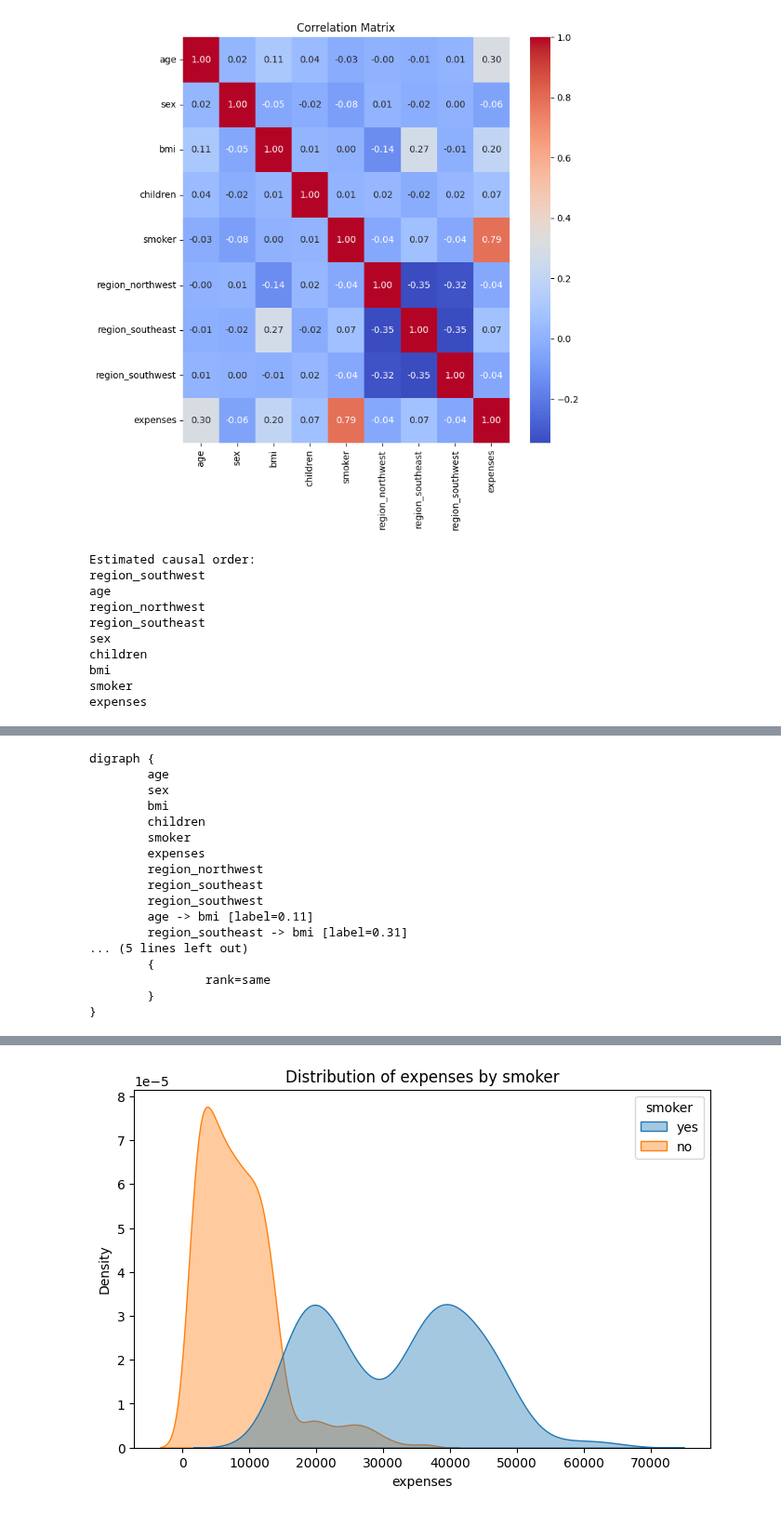
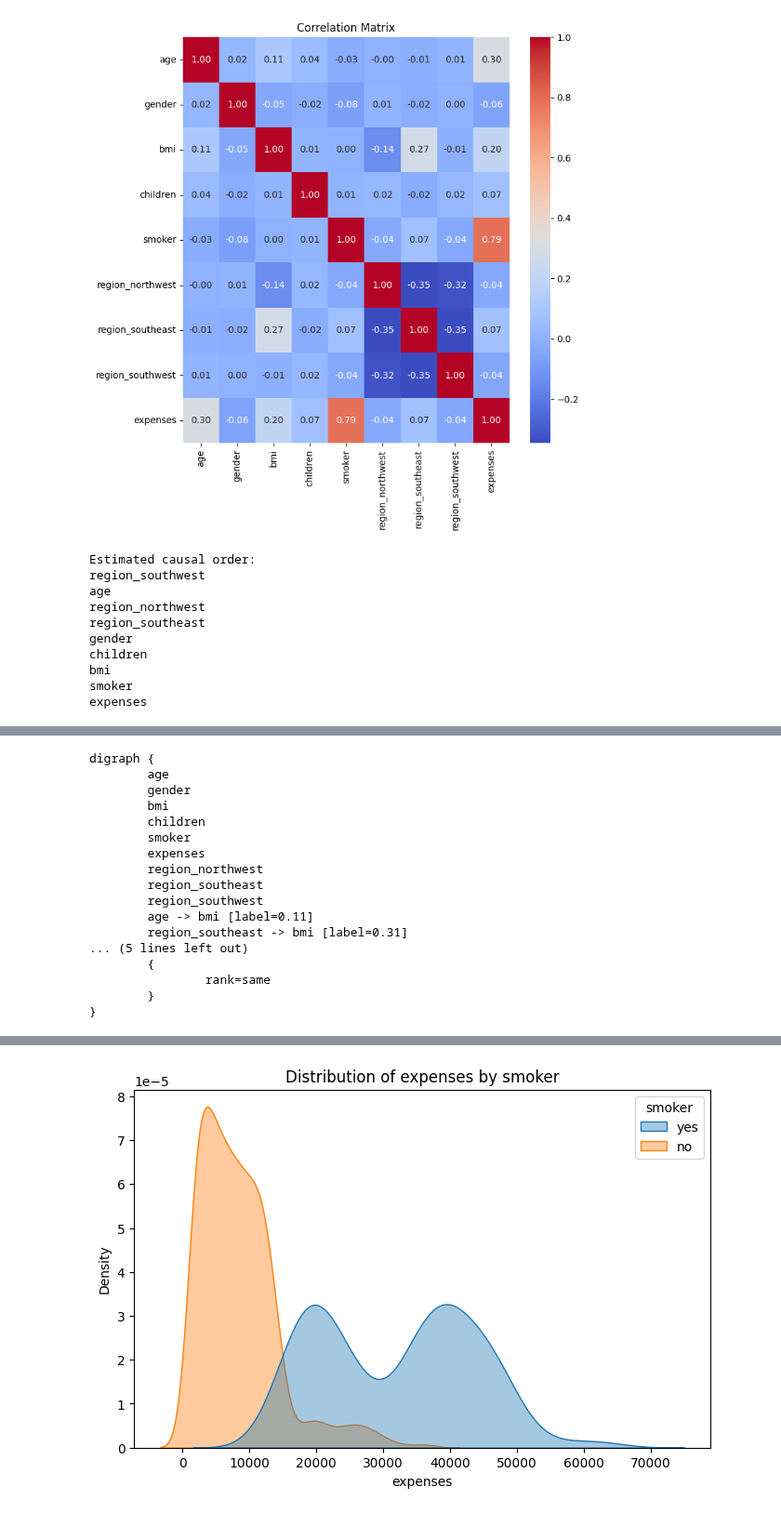
Before and after one commit to Navita-Singh/Responsible-AI, a Jupyter notebook: causal_discovery_EconML_cate/Causality_discovery_and_econml_(causal_effect_estimation).ipynb, the cells around one changed output, grey strips where cells are left out. Shown at 93% size. Drawn from its saved outputs; the diff is of its cells as text; code cells hidden in the pictures.

```diff
--- a/causal_discovery_EconML_cate/Causality_discovery_and_econml_(causal_effect_estimation).ipynb
+++ b/causal_discovery_EconML_cate/Causality_discovery_and_econml_(causal_effect_estimation).ipynb
@@ -35,7 +38,7 @@ def display_df(df):
   display(styled_df)
 
 
-data_df = pd.read_csv('insurance.csv')
+data_df = pd.read_csv('insurance.csv').rename(columns={'sex':'gender'})
 data_df.head(1)
 print(data_df.describe())
 print(data_df.info())
@@ -75,7 +78,7 @@ add_business_rules = True # Add rules for removing hypotheses which seem implaus
 # Data pre-processing
 
 # Ensure binary variables are numeric
-df['sex'] = df['sex'].map({'male':0, 'female':1})
+df['gender'] = df['gender'].map({'male':0, 'female':1})
 df['smoker'] = df['smoker'].map({'no':0, 'yes':1})
 df = pd.get_dummies(df, columns=['region'], drop_first=True)
 df = df.astype(float)
@@ -103,9 +106,9 @@ pk = np.full((len(col_names), len(col_names)), -1)
 # Get indices for easier mapping
 idx = {name: i for i, name in enumerate(col_names)}
 
-# RULE 1: Nothing can cause Age, Sex, or Region (they are exogenous)
+# RULE 1: Nothing can cause Age, Sex(gender), or Region (they are exogenous)
 if add_business_rules:
-  for target in ['age', 'sex', 'region_southwest', 'region_southeast', 'region_northwest', 'region_northeast']:
+  for target in ['age', 'gender', 'region_southwest', 'region_southeast', 'region_northwest', 'region_northeast']:
       if target in idx:
           pk[idx[target], :] = 0  # Set the entire row to 0 (nothing points TO these)
 
@@ -127,40 +130,40 @@ lingam_model.fit(X_scaled)
 # Estimated Causal Order represents the sequence in which variables are determined. Because LiNGAM assumes a Directed Acyclic Graph (DAG),
 # there must be an order where no variable can cause one that comes before it in the list.
 # The Causal Flow: A variable at position n in the list can only be caused by variables at positions 1 through n-1.
 # For example, since smoker is 8th and expenses is 9th, LiNGAM model allows smoker to cause expenses, but it strictly forbids expenses from causing smoker.
 causal_order = lingam_model.causal_order_
 print("Estimated causal order:")
 for i in causal_order:
     print(col_names[i])
 
 assert col_names[causal_order[-1]] == target_var, f"The last feature in the causal order is not the target feature {target_var}"
 
 # Adjacency matrix
 adjacency_matrix = pd.DataFrame(
     lingam_model.adjacency_matrix_,
     index=col_names,
     columns=col_names
 )
 
 # Format to 3 decimal places and prevent wrapping
 display_df(adjacency_matrix)
 
 ############################################################################################################################################
 # Check the causal hypotheses from the adjacency matrix before plotting
 
 dot = make_dot(
     lingam_model.adjacency_matrix_,
     labels=col_names
 )
 print(dot)
 # %% [output]
-[figure, old version]
+[figure, new version]
 Estimated causal order:
 region_southwest
 age
 region_northwest
 region_southeast
-sex
+gender
 children
 bmi
 smoker
@@ -177,7 +180,7 @@ expenses
 | region_southwest | 0.000 | 0.000 | 0.000 | 0.000 | 0.000 | 0.000 | 0.000 | 0.000 | ... |
 digraph {
         age
-        sex
+        gender
         bmi
         children
         smoker
```
Also changed, not shown: parts of 5 cells of this notebook, 1 other file.
